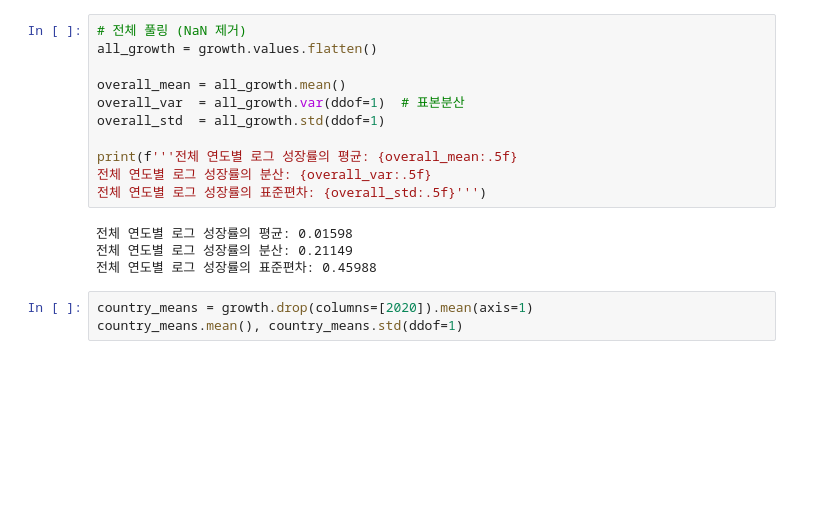
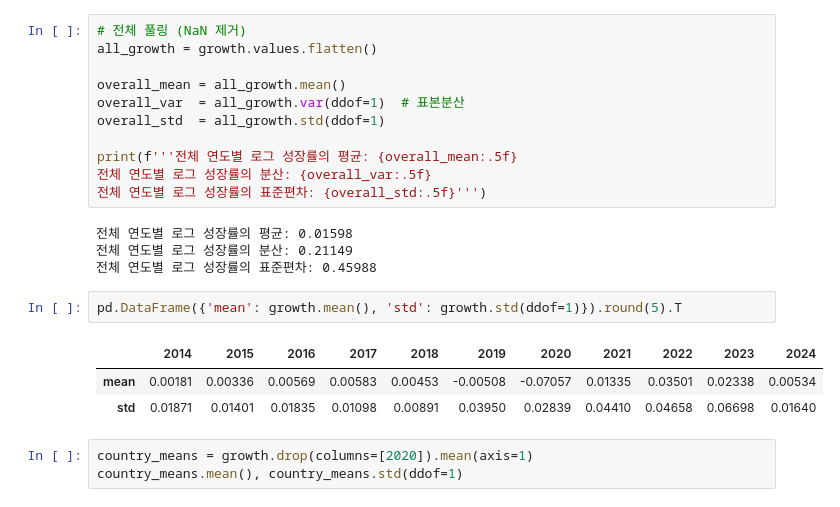
Before and after one commit to pookopook/GCEMM, a Jupyter notebook: 03 연구결과 시나리오별(중간진행).ipynb, the cells around one changed output. Saved outputs shown, nothing was run; the diff lists cells and outputs as text; blank space fills up the shorter version.

```diff
--- a/02 연구결과 copy.ipynb
+++ b/03 연구결과 시나리오별(중간진행).ipynb
@@ -71,6 +455,12 @@ print(f'''전체 연도별 로그 성장률의 평균: {overall_mean:.5f}
 전체 연도별 로그 성장률의 평균: 0.01598
 전체 연도별 로그 성장률의 분산: 0.21149
 전체 연도별 로그 성장률의 표준편차: 0.45988
+# %%
+pd.DataFrame({'mean': growth.mean(), 'std': growth.std(ddof=1)}).round(5).T
+# %% [output]
+|  | 2014 | 2015 | 2016 | 2017 | 2018 | 2019 | 2020 | 2021 | 2022 | 2023 | 2024 |
+| mean | 0.00181 | 0.00336 | 0.00569 | 0.00583 | 0.00453 | -0.00508 | -0.07057 | 0.01335 | 0.03501 | 0.02338 | 0.00534 |
+| std | 0.01871 | 0.01401 | 0.01835 | 0.01098 | 0.00891 | 0.03950 | 0.02839 | 0.04410 | 0.04658 | 0.06698 | 0.01640 |
 # %%
 country_means = growth.drop(columns=[2020]).mean(axis=1)
 country_means.mean(), country_means.std(ddof=1)
```
Also changed, not shown: parts of 19 cells of this notebook, 3 other files.
